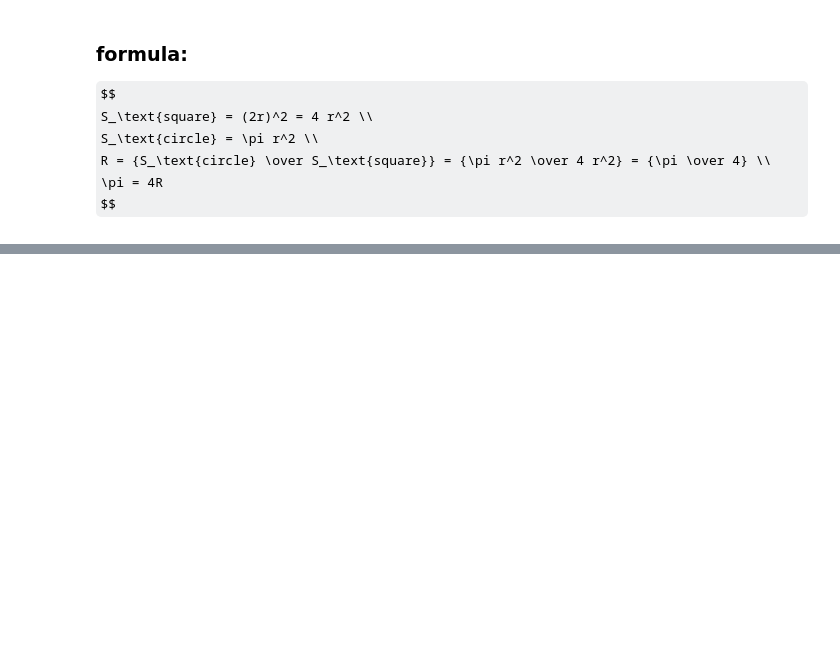
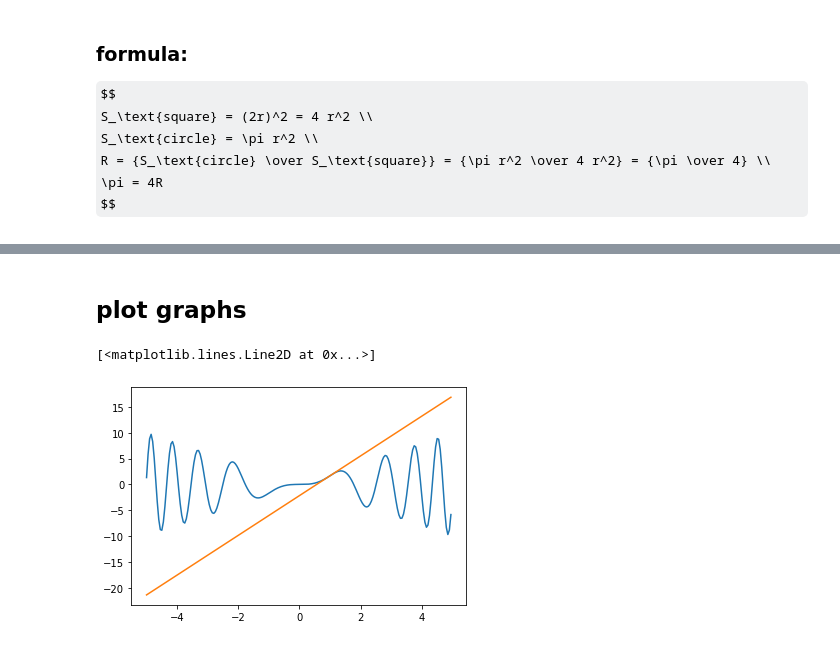
Before and after one commit to hotohoto/ml_course, a Jupyter notebook: 040_numpy.ipynb, the cells around one changed output, grey strips where cells are left out. Drawn from its saved outputs; the diff is of its cells as text; code cells hidden in the pictures; some formulas as TeX source; blank space fills up the shorter version.

Commit message:
Add line graph visualization

```diff
--- a/040_numpy.ipynb
+++ b/040_numpy.ipynb
@@ -134,0 +136,22 @@ pi ~ 3.176
+# %% [markdown]
+## plot graphs
+# %%
+def func(x):
+    return 2*x*np.sin(x**2)
+
+def slope(f, x):
+    h = 0.0001
+    return (f(x+h) - f(x)) / h
+
+x = np.arange(-5, 5, 0.05)
+y1 = func(x)
+
+# tangent at x = a
+a = 1
+y2 = slope(func, a) * (x - a) + func(a)
+
+plt.plot(x,y1)
+plt.plot(x,y2)
+# %% [output]
+[<matplotlib.lines.Line2D at 0x...>]
+[figure, added]
```
Also changed, not shown: parts of 3 cells of this notebook.
